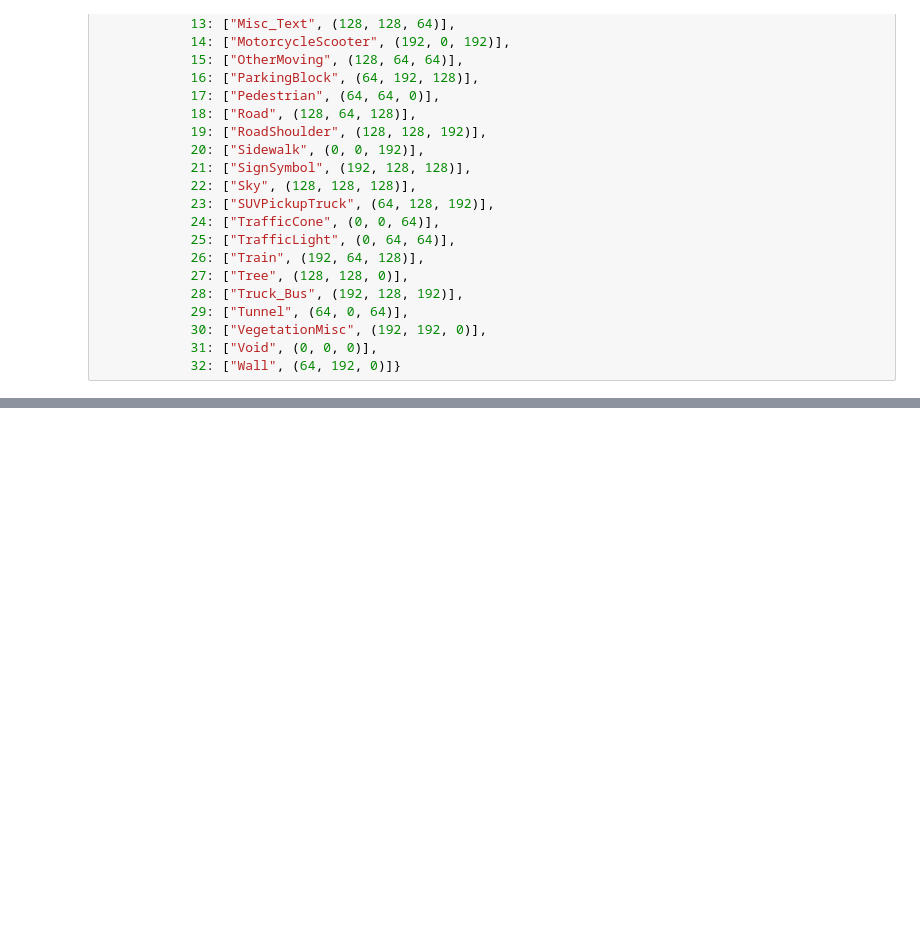
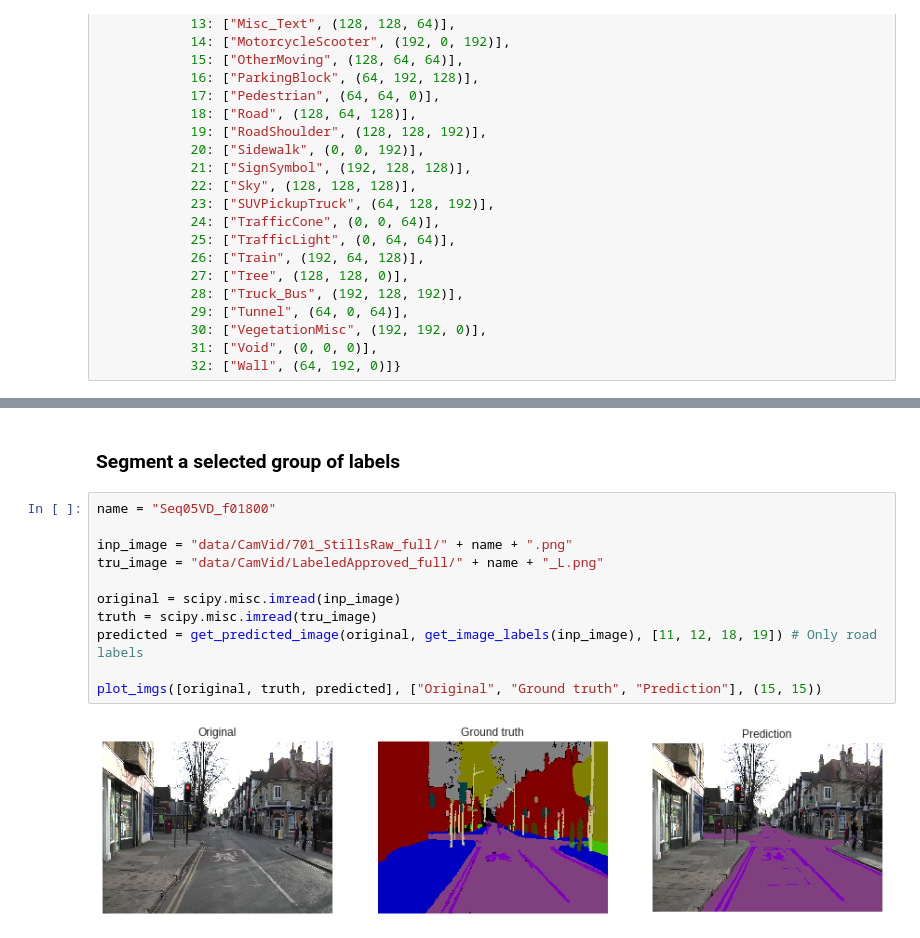
Before and after one commit to betogaona7/FCN, a Jupyter notebook: FCN.ipynb, the cells around one changed output, grey strips where cells are left out. Drawn from its saved outputs; the diff is of its cells as text; blank space fills up the shorter version.

```diff
--- a/FCN.ipynb
+++ b/FCN.ipynb
@@ -556,0 +561,15 @@ plot_imgs([scipy.misc.imread(inp), scipy.misc.imread(truth), output], ["Original
+# %% [markdown]
+### Segment a selected group of labels
+# %%
+name = "Seq05VD_f01800"
+
+inp_image = "data/CamVid/701_StillsRaw_full/" + name + ".png"
+tru_image = "data/CamVid/LabeledApproved_full/" + name + "_L.png"
+
+original = scipy.misc.imread(inp_image)
+truth = scipy.misc.imread(tru_image)
+predicted = get_predicted_image(original, get_image_labels(inp_image), [11, 12, 18, 19]) # Only road labels
+
+plot_imgs([original, truth, predicted], ["Original", "Ground truth", "Prediction"], (15, 15))
+# %% [output]
+[figure, added]
```
Also changed, not shown: parts of 10 cells of this notebook.
